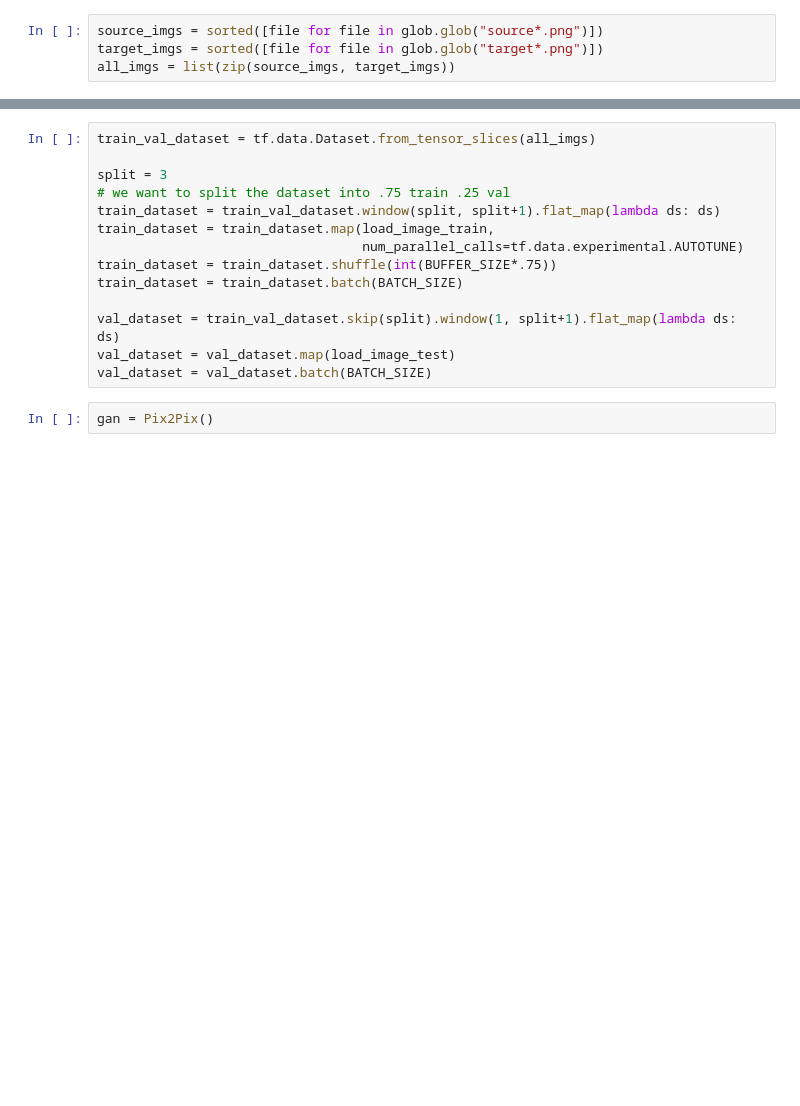
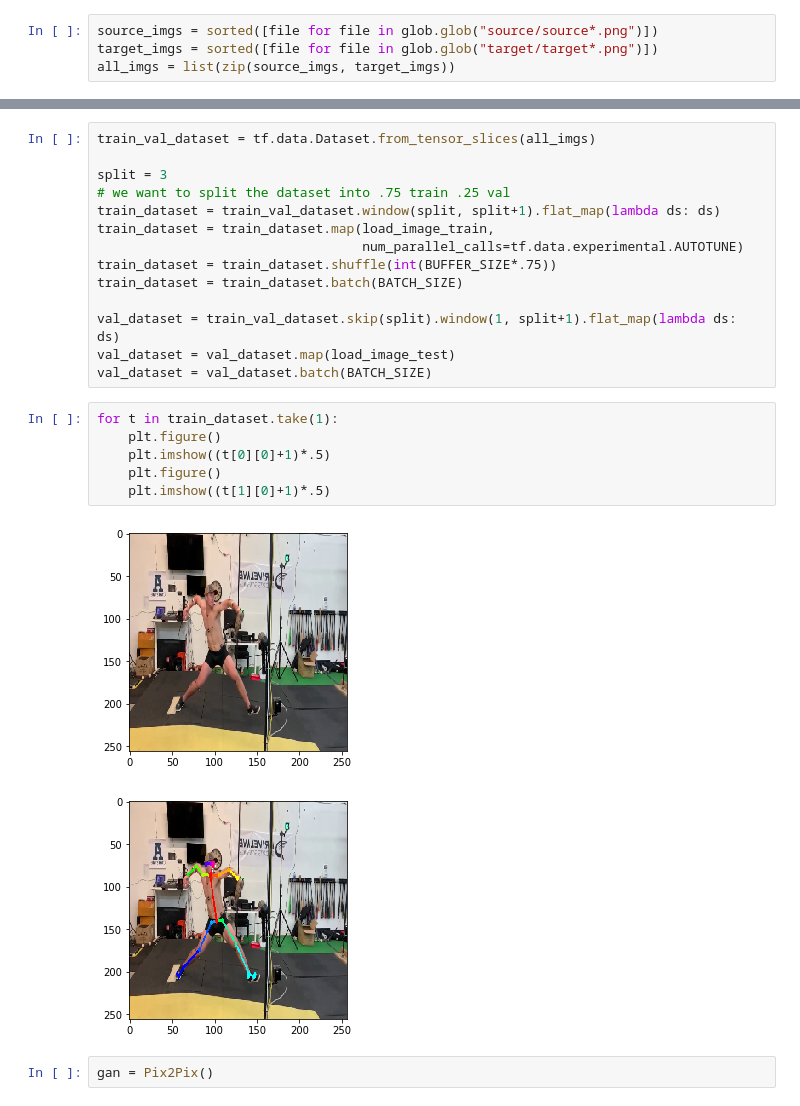
Before and after one commit to zanussbaum/pitch2mocap, a Jupyter notebook: train.ipynb, the cells around one changed output, grey strips where cells are left out. Saved outputs shown, nothing was run; the diff lists cells and outputs as text; blank space fills up the shorter version.

Commit message:
download script is easier to use + updated train nb

```diff
--- a/train.ipynb
+++ b/train.ipynb
@@ -29,8 +32,8 @@ from pix2pix import Pix2Pix
 # %%
 !sh download.sh
 # %%
-source_imgs = sorted([file for file in glob.glob("source*.png")])
-target_imgs = sorted([file for file in glob.glob("target*.png")])
+source_imgs = sorted([file for file in glob.glob("source/source*.png")])
+target_imgs = sorted([file for file in glob.glob("target/target*.png")])
 all_imgs = list(zip(source_imgs, target_imgs))
 # %%
 PATH = ""
@@ -144,6 +147,15 @@ train_dataset = train_dataset.batch(BATCH_SIZE)
 val_dataset = train_val_dataset.skip(split).window(1, split+1).flat_map(lambda ds: ds)
 val_dataset = val_dataset.map(load_image_test)
 val_dataset = val_dataset.batch(BATCH_SIZE)
+# %%
+for t in train_dataset.take(1):
+    plt.figure()
+    plt.imshow((t[0][0]+1)*.5)
+    plt.figure()
+    plt.imshow((t[1][0]+1)*.5)
+# %% [output]
+[figure, added]
+[figure, added]
 # %%
 gan = Pix2Pix()
 # %%
```
Also changed, not shown: parts of 4 cells of this notebook, 1 other file.
